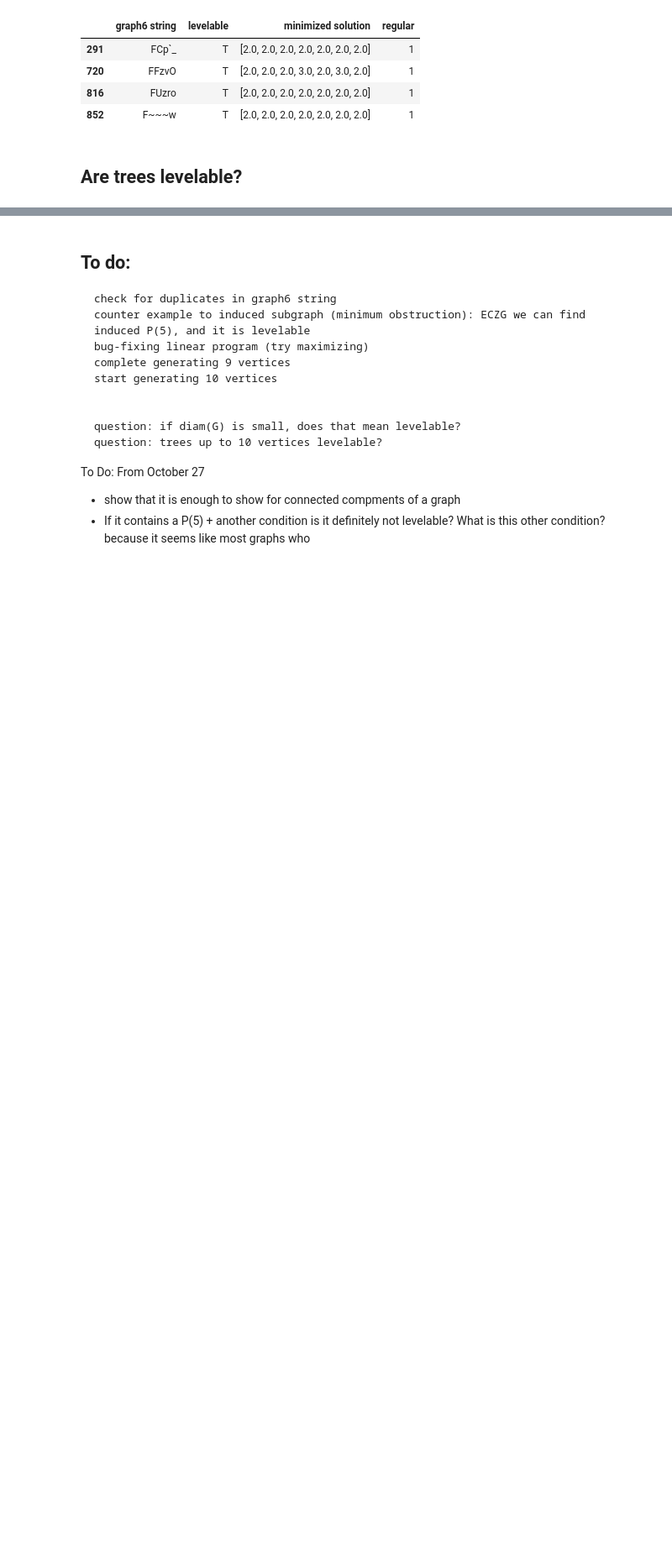
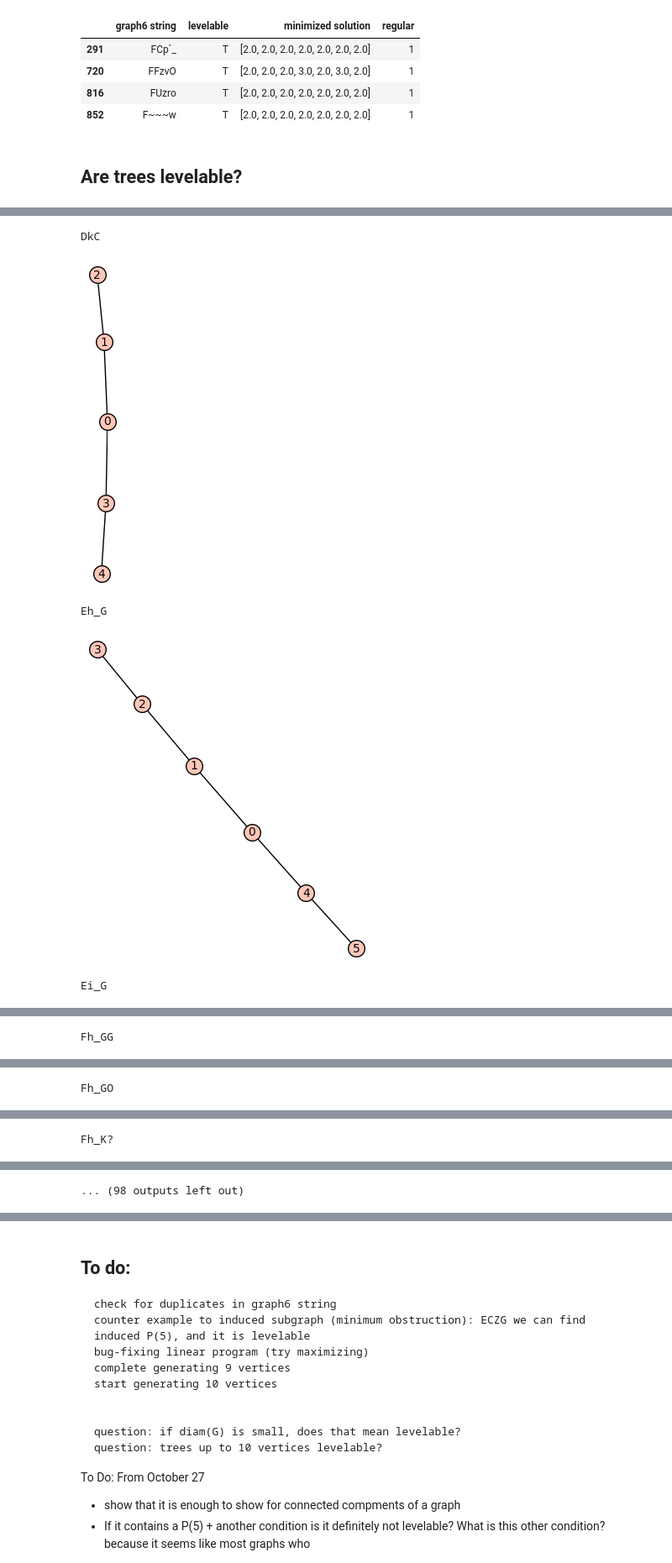
Before and after one commit to michael-chong/levelable, a Jupyter notebook: levelable_analysis.ipynb, the cells around one changed output, grey strips where cells are left out. Shown at 84% size. Cells and saved outputs as stored; diff of their text form; code cells hidden in the pictures; blank space fills up the shorter version.

```diff
--- a/levelable_analysis.ipynb
+++ b/levelable_analysis.ipynb
@@ -560,0 +347,10 @@ True
+# %%
+for index, row in treeTable[treeTable.levelable == False].iterrows():
+    print row["graph6 string"]
+    g6_show(row["graph6 string"])
+# %% [output]
+DkC
+[figure, added]
+Eh_G
+[figure, added]
+Ei_G
@@ -560,0 +358 @@ True
+Fh_GG
@@ -560,0 +360 @@ True
+Fh_GO
@@ -560,0 +362 @@ True
+Fh_K?
@@ -560,0 +364 @@ True
+... (98 outputs left out)
```
Also changed, not shown: parts of 17 cells of this notebook, 1 other file.
